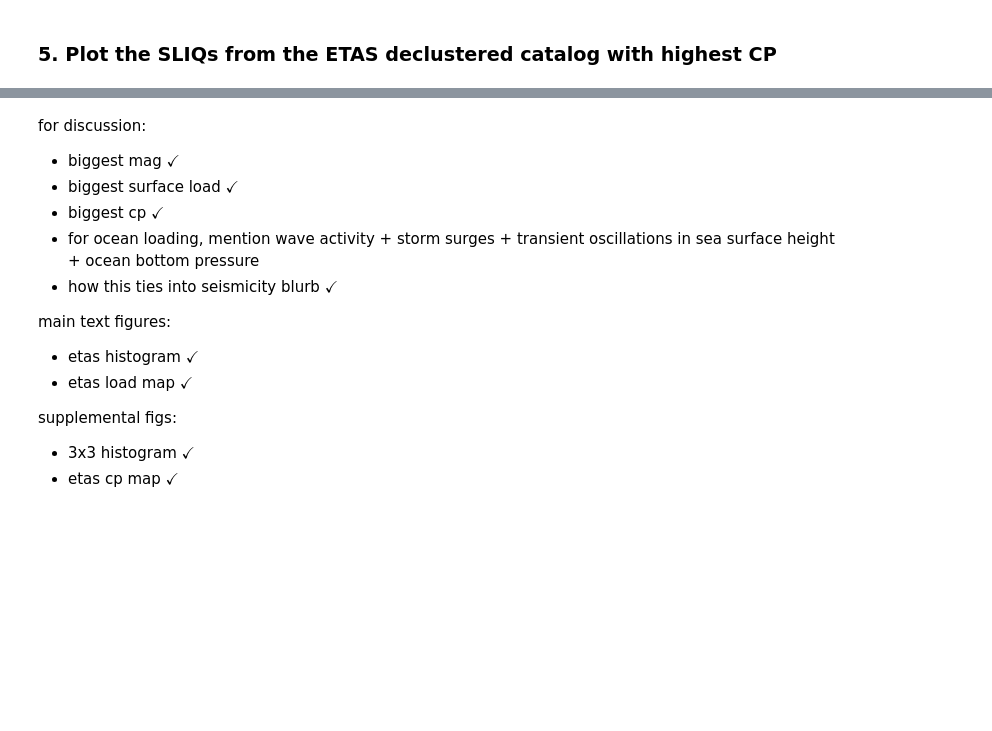
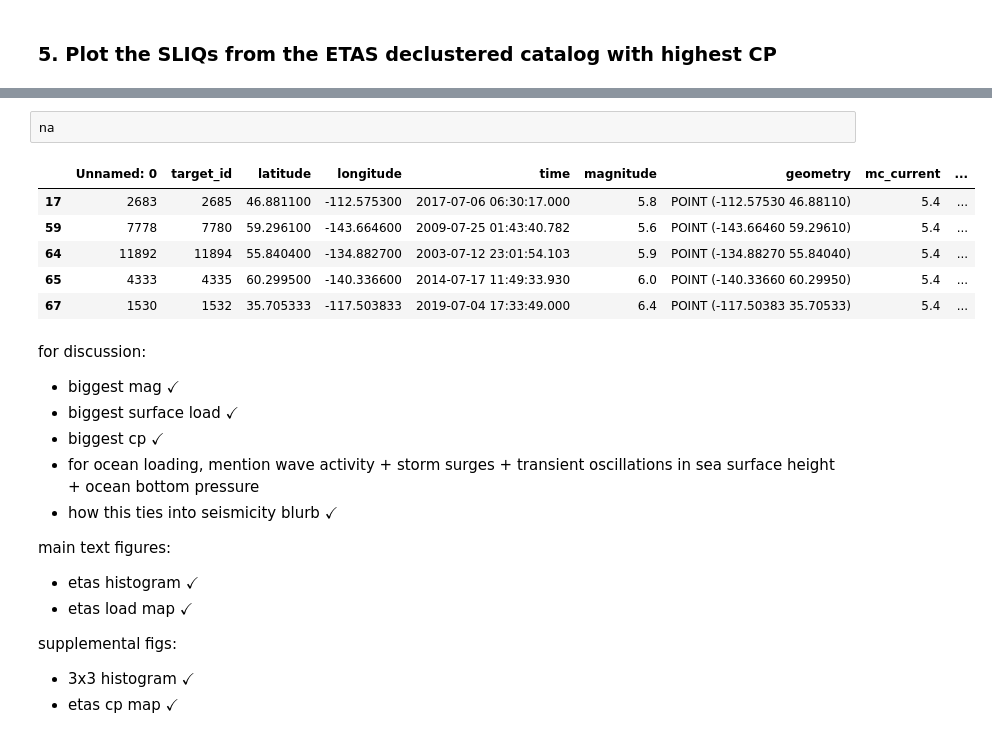
Before and after one commit to amandasyamsul/SLIQ, a Jupyter notebook: figure-3.ipynb, the cells around one changed output, grey strips where cells are left out. Drawn from its saved outputs; the diff is of its cells as text; blank space fills up the shorter version.

```diff
--- a/figure-3.ipynb
+++ b/figure-3.ipynb
@@ -132,3 +110,12 @@ ax.set_ylim([10,60])
+# %%
+na
+# %% [output]
+|  | Unnamed: 0 | target_id | latitude | longitude | time | magnitude | geometry | mc_current | ... |
+| 17 | 2683 | 2685 | 46.881100 | -112.575300 | 2017-07-06 06:30:17.000 | 5.8 | POINT (-112.57530 46.88110) | 5.4 | ... |
+| 59 | 7778 | 7780 | 59.296100 | -143.664600 | 2009-07-25 01:43:40.782 | 5.6 | POINT (-143.66460 59.29610) | 5.4 | ... |
+| 64 | 11892 | 11894 | 55.840400 | -134.882700 | 2003-07-12 23:01:54.103 | 5.9 | POINT (-134.88270 55.84040) | 5.4 | ... |
+| 65 | 4333 | 4335 | 60.299500 | -140.336600 | 2014-07-17 11:49:33.930 | 6.0 | POINT (-140.33660 60.29950) | 5.4 | ... |
+| 67 | 1530 | 1532 | 35.705333 | -117.503833 | 2019-07-04 17:33:49.000 | 6.4 | POINT (-117.50383 35.70533) | 5.4 | ... |
 # %% [markdown]
 for discussion:
 - biggest mag $\checkmark$
```
Also changed, not shown: parts of 25 cells of this notebook, 6 other files.
